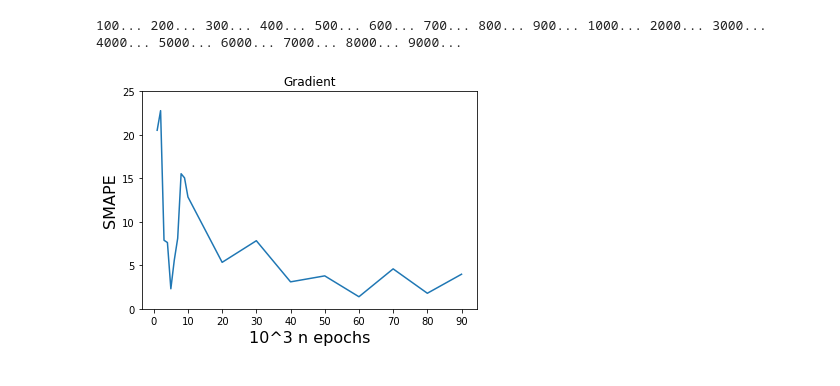
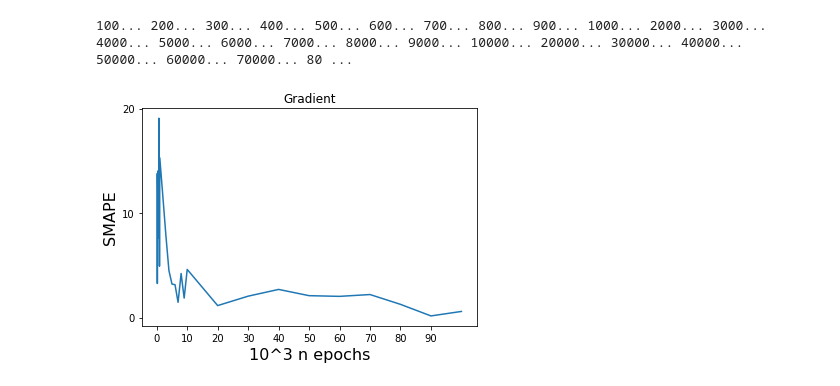
Before and after one commit to NeutralMike/ml_labs, a Jupyter notebook: 2.Linear/2.Linear.ipynb, the cells around one changed output. Cells and saved outputs as stored; diff of their text form; code cells hidden in the pictures.

```diff
--- a/2.Linear/2.Linear.ipynb
+++ b/2.Linear/2.Linear.ipynb
@@ -141,30 +157,30 @@ grad_top5: lr    batch size  n epochs    smape   nrmse
 # %%
 grad_x_plot = list(range(100, 1000, 100))
 grad_x_plot.extend(list(range(1000, 10000, 1000)))
-# grad_x_plot.extend(list(range(10000, 100001, 10000)))
+grad_x_plot.extend(list(range(10000, 100001, 10000)))
 grad_y_plot = []
 for n_epochs in grad_x_plot:
     print(n_epochs, end='... ')
-    # grad_top1 = lr=grad_top5[0]
-    # reg.gradient(lr=grad_top1[0], batch_size=grad_top1[1], n_epochs=n_epochs)
-    reg.gradient(n_epochs=n_epochs)
+    grad_top1 = grad_top5[0]
+    reg.gradient(lr=grad_top1[0], batch_size=grad_top1[1], n_epochs=n_epochs)
+    # reg.gradient(n_epochs=n_epochs)
     grad_y_plot.append(reg.smape_score())
 # %% [output]
-100... 200... 300... 400... 500... 600... 700... 800... 900... 1000... 2000... 3000... 4000... 5000... 6000... 7000... 8000... 9000...
+100... 200... 300... 400... 500... 600... 700... 800... 900... 1000... 2000... 3000... 4000... 5000... 6000... 7000... 8000... 9000... 10000... 20000... 30000... 40000... 50000... 60000... 70000... 80 ...
 # %%
 grad_x_plot_copy = grad_x_plot.copy()
 grad_y_plot_copy = grad_y_plot.copy()
 # %%
 %matplotlib inline
-plt.plot([ s/100 for s in grad_x_plot], grad_y_plot)
+plt.plot([ s/1000 for s in grad_x_plot], grad_y_plot)
 plt.title("Gradient")
 plt.ylabel('SMAPE', fontsize=16)
 plt.xlabel('10^3 n epochs', fontsize=16)
-plt.xticks(list(range(0,100,10)))
-plt.yticks(list(range(int(min(grad_y_plot)//5)*5, int(max(grad_y_plot)//5 +2)*5,5)))
+plt.xticks(list(range(0,101,10)))
+plt.yticks(list(range(int(min(grad_y_plot)//10)*10, int(max(grad_y_plot)//10 +2)*10,10)))
 plt.show()
 # %% [output]
-[figure, old version]
+[figure, new version]
 # %%
 reg.genetic()
 print(reg.nrmse_score())
```
Also changed, not shown: parts of 6 cells of this notebook, 1 other file.
